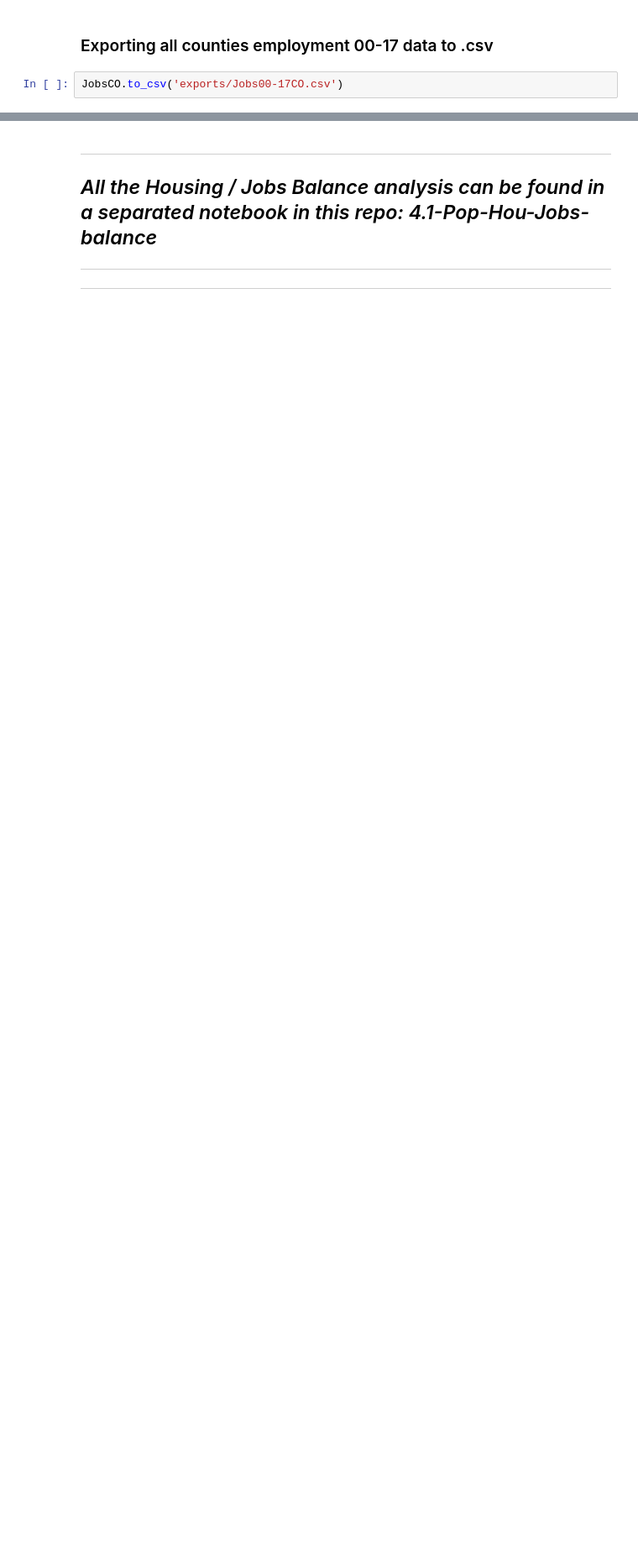
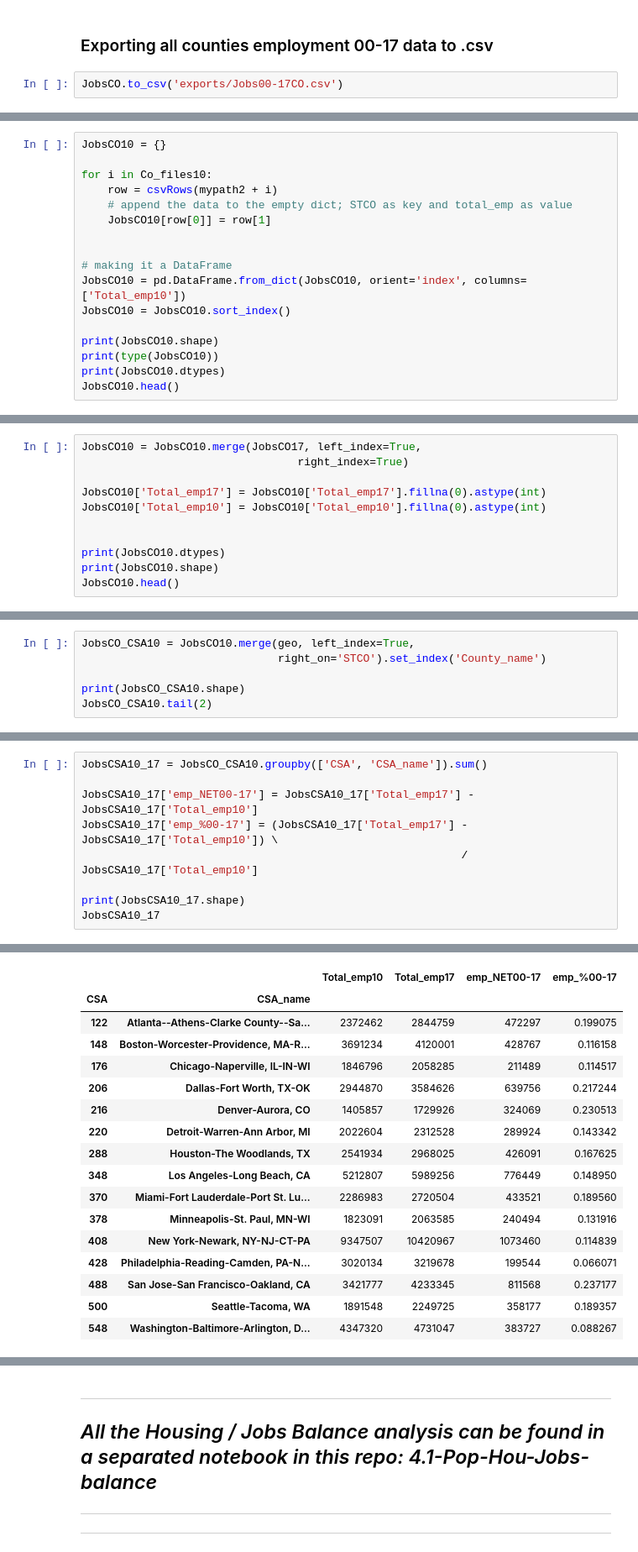
Before and after one commit to NYCPlanning/rp-USmetros_comparison, a Jupyter notebook: 4-EMPLOYMENT_BLS-QCEW10-17.ipynb, the cells around one changed output, grey strips where cells are left out. Shown at 84% size. Saved outputs shown, nothing was run; the diff lists cells and outputs as text; blank space fills up the shorter version.

```diff
--- a/4-EMPLOYMENT_BLS-QCEW10-17.ipynb
+++ b/4-EMPLOYMENT_BLS-QCEW10-17.ipynb
@@ -350,0 +437,17 @@ JobsCO.to_csv('exports/Jobs00-17CO.csv')
+# %%
+JobsCO10 = {}
+
+for i in Co_files10:
+    row = csvRows(mypath2 + i)
+    # append the data to the empty dict; STCO as key and total_emp as value
+    JobsCO10[row[0]] = row[1]
+
+
+# making it a DataFrame
+JobsCO10 = pd.DataFrame.from_dict(JobsCO10, orient='index', columns=['Total_emp10'])
+JobsCO10 = JobsCO10.sort_index()
+
+print(JobsCO10.shape)
+print(type(JobsCO10))
+print(JobsCO10.dtypes)
+JobsCO10.head()
@@ -350,0 +467,11 @@ JobsCO.to_csv('exports/Jobs00-17CO.csv')
+# %%
+JobsCO10 = JobsCO10.merge(JobsCO17, left_index=True,
+                                 right_index=True)
+
+JobsCO10['Total_emp17'] = JobsCO10['Total_emp17'].fillna(0).astype(int)
+JobsCO10['Total_emp10'] = JobsCO10['Total_emp10'].fillna(0).astype(int)
+
+
+print(JobsCO10.dtypes)
+print(JobsCO10.shape)
+JobsCO10.head()
@@ -350,0 +491,6 @@ JobsCO.to_csv('exports/Jobs00-17CO.csv')
+# %%
+JobsCO_CSA10 = JobsCO10.merge(geo, left_index=True,
+                              right_on='STCO').set_index('County_name')
+
+print(JobsCO_CSA10.shape)
+JobsCO_CSA10.tail(2)
@@ -350,0 +503,10 @@ JobsCO.to_csv('exports/Jobs00-17CO.csv')
+# %%
+JobsCSA10_17 = JobsCO_CSA10.groupby(['CSA', 'CSA_name']).sum()
+
+JobsCSA10_17['emp_NET00-17'] = JobsCSA10_17['Total_emp17'] - JobsCSA10_17['Total_emp10']
+JobsCSA10_17['emp_%00-17'] = (JobsCSA10_17['Total_emp17'] - JobsCSA10_17['Total_emp10']) \
+                                                          / JobsCSA10_17['Total_emp10']
+
+print(JobsCSA10_17.shape)
+JobsCSA10_17
+# %% [output]
@@ -350,0 +514,17 @@ JobsCO.to_csv('exports/Jobs00-17CO.csv')
+|  |  | Total_emp10 | Total_emp17 | emp_NET00-17 | emp_%00-17 |
+| CSA | CSA_name |  |  |  |  |
+| 122 | Atlanta--Athens-Clarke County--Sa... | 2372462 | 2844759 | 472297 | 0.199075 |
+| 148 | Boston-Worcester-Providence, MA-R... | 3691234 | 4120001 | 428767 | 0.116158 |
+| 176 | Chicago-Naperville, IL-IN-WI | 1846796 | 2058285 | 211489 | 0.114517 |
+| 206 | Dallas-Fort Worth, TX-OK | 2944870 | 3584626 | 639756 | 0.217244 |
+| 216 | Denver-Aurora, CO | 1405857 | 1729926 | 324069 | 0.230513 |
+| 220 | Detroit-Warren-Ann Arbor, MI | 2022604 | 2312528 | 289924 | 0.143342 |
+| 288 | Houston-The Woodlands, TX | 2541934 | 2968025 | 426091 | 0.167625 |
+| 348 | Los Angeles-Long Beach, CA | 5212807 | 5989256 | 776449 | 0.148950 |
+| 370 | Miami-Fort Lauderdale-Port St. Lu... | 2286983 | 2720504 | 433521 | 0.189560 |
+| 378 | Minneapolis-St. Paul, MN-WI | 1823091 | 2063585 | 240494 | 0.131916 |
+| 408 | New York-Newark, NY-NJ-CT-PA | 9347507 | 10420967 | 1073460 | 0.114839 |
+| 428 | Philadelphia-Reading-Camden, PA-N... | 3020134 | 3219678 | 199544 | 0.066071 |
+| 488 | San Jose-San Francisco-Oakland, CA | 3421777 | 4233345 | 811568 | 0.237177 |
+| 500 | Seattle-Tacoma, WA | 1891548 | 2249725 | 358177 | 0.189357 |
+| 548 | Washington-Baltimore-Arlington, D... | 4347320 | 4731047 | 383727 | 0.088267 |
```
Also changed, not shown: parts of 14 cells of this notebook, 3 other files.
